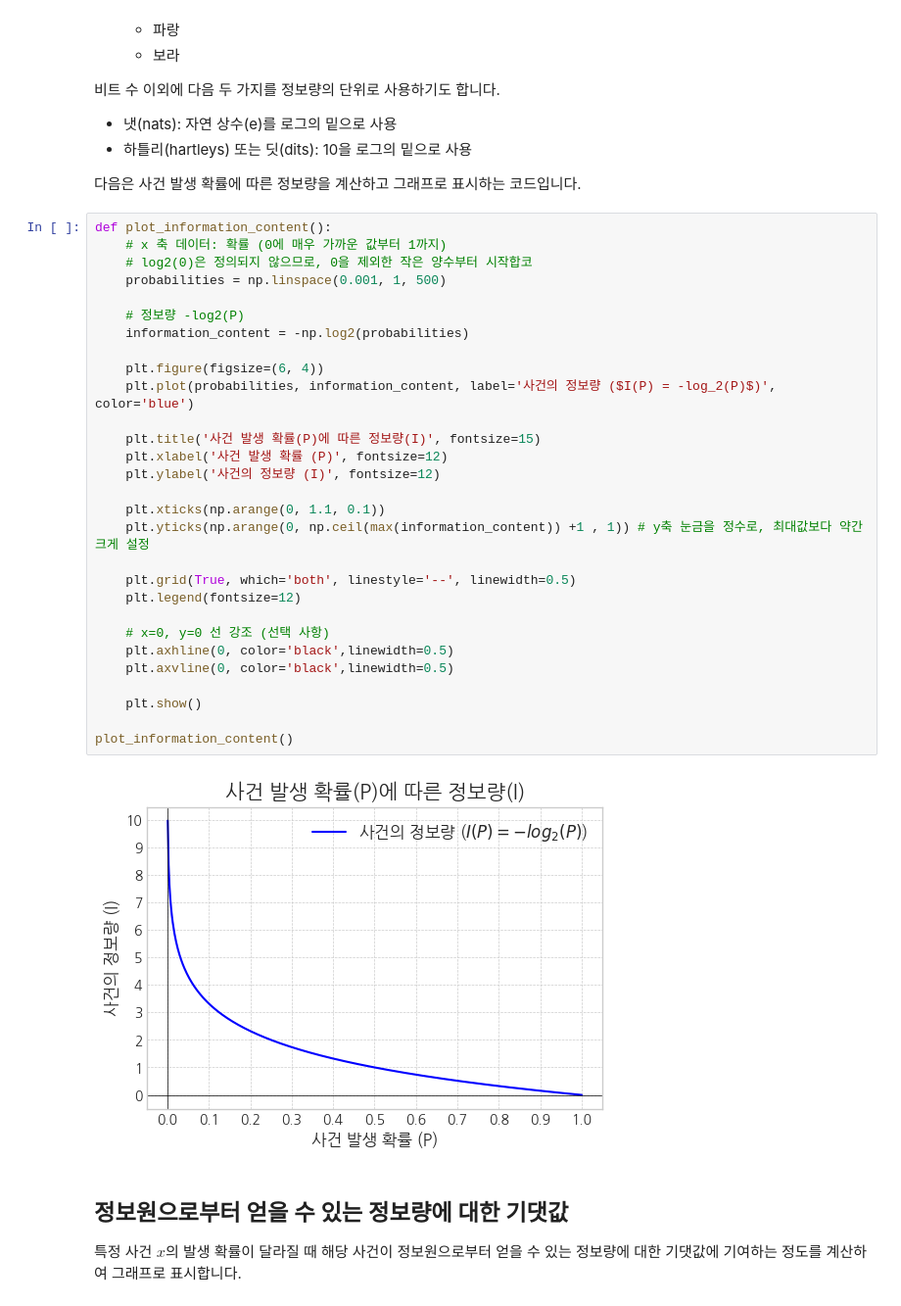
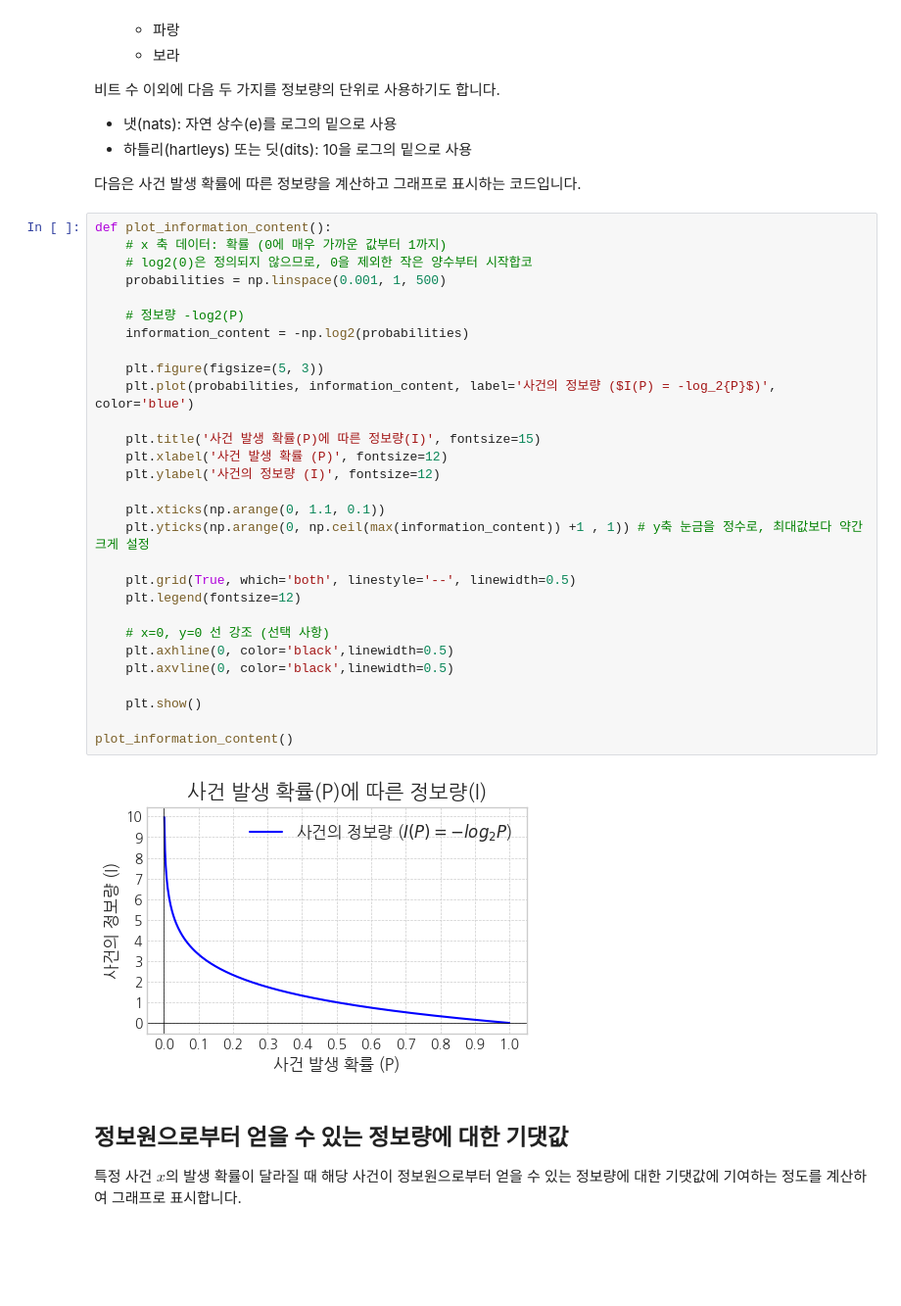
Before and after one commit to trvoid/ml-study, a Jupyter notebook: entropy/information_entropy.ipynb, the cells around one changed output. Shown: that part at 98% size. Saved outputs shown, nothing was run; the diff lists cells and outputs as text; blank space fills up the shorter version.

Commit message:
Improved the charts in information_entropy.ipynb.

```diff
--- a/entropy/information_entropy.ipynb
+++ b/entropy/information_entropy.ipynb
@@ -54,34 +54,34 @@ $$
 # %%
 def plot_information_content():
     # x 축 데이터: 확률 (0에 매우 가까운 값부터 1까지)
     # log2(0)은 정의되지 않으므로, 0을 제외한 작은 양수부터 시작합코
     probabilities = np.linspace(0.001, 1, 500)
 
     # 정보량 -log2(P)
     information_content = -np.log2(probabilities)
 
-    plt.figure(figsize=(6, 4))
-    plt.plot(probabilities, information_content, label='사건의 정보량 ($I(P) = -log_2(P)$)', color='blue')
+    plt.figure(figsize=(5, 3))
+    plt.plot(probabilities, information_content, label='사건의 정보량 ($I(P) = -log_2{P}$)', color='blue')
 
     plt.title('사건 발생 확률(P)에 따른 정보량(I)', fontsize=15)
     plt.xlabel('사건 발생 확률 (P)', fontsize=12)
     plt.ylabel('사건의 정보량 (I)', fontsize=12)
 
     plt.xticks(np.arange(0, 1.1, 0.1))
     plt.yticks(np.arange(0, np.ceil(max(information_content)) +1 , 1)) # y축 눈금을 정수로, 최대값보다 약간 크게 설정
 
     plt.grid(True, which='both', linestyle='--', linewidth=0.5)
     plt.legend(fontsize=12)
 
     # x=0, y=0 선 강조 (선택 사항)
     plt.axhline(0, color='black',linewidth=0.5)
     plt.axvline(0, color='black',linewidth=0.5)
 
     plt.show()
 
 plot_information_content()
 # %% [output]
-[figure, old version]
+[figure, new version]
 # %% [markdown]
 ## 정보원으로부터 얻을 수 있는 정보량에 대한 기댓값
 
```
Also changed, not shown: parts of 2 cells of this notebook.
